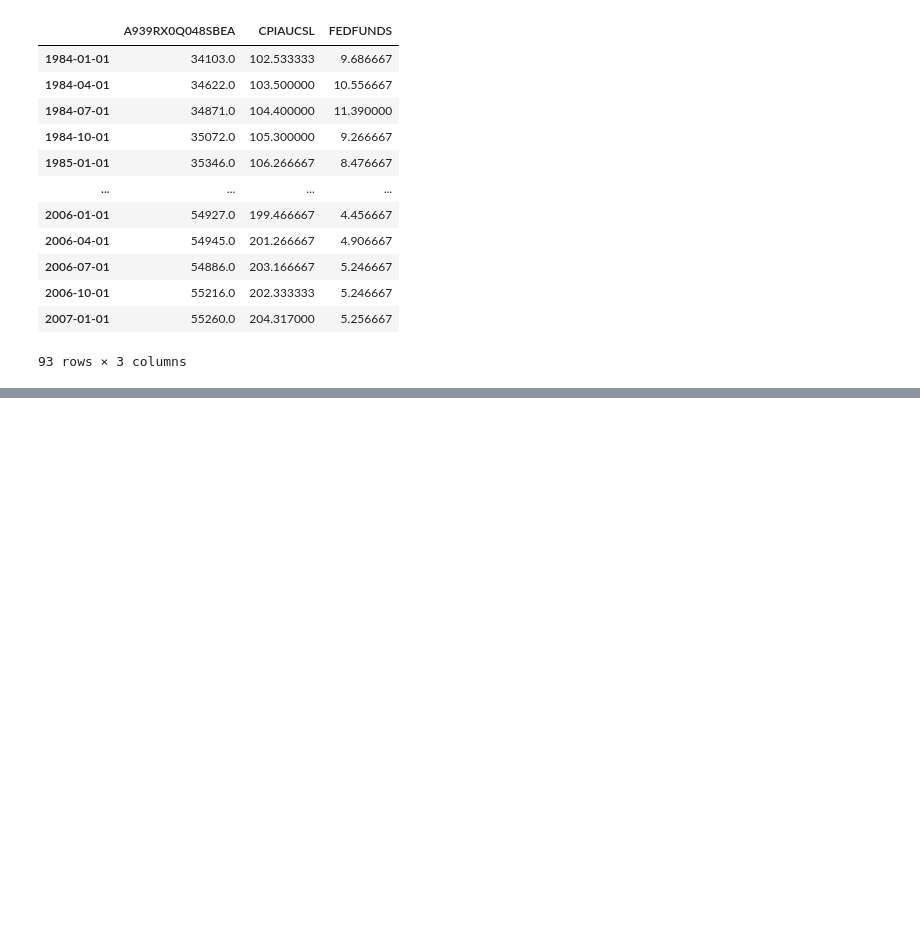
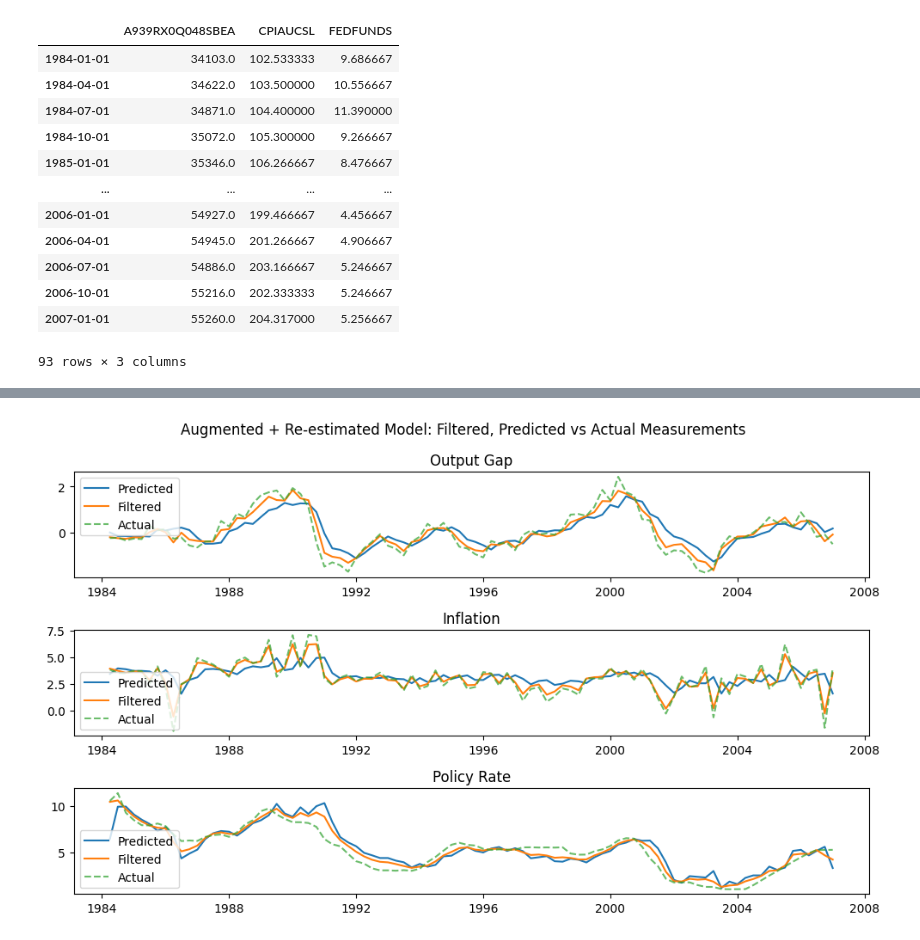
Before and after one commit to GongJr0/SymbolicDSGE, a Jupyter notebook: scripts/param_estimation.ipynb, the cells around one changed output, grey strips where cells are left out. Cells and saved outputs as stored; diff of their text form; code cells hidden in the pictures; blank space fills up the shorter version.

```diff
--- a/scripts/param_estimation.ipynb
+++ b/scripts/param_estimation.ipynb
@@ -626,15 +683,25 @@ sum_moments(pd.Series(sim_aug["Infl"]))
 # %%
 # Augmented + Re-estimated model
+aug_priors = {
+    **prior_spec,
+    **{
+        "pi_const": make_prior(
+            "normal",
+            parameters={"mean": -0.282, "std": 0.1},
+            transform="identity",
+        ),
+    },
+}
 
 res_aug, sol_aug = solver_aug.estimate_and_solve(
     compiled=comp_aug,
     y=observed.loc[observed.index >= "1984-01-01", :],
-    priors=prior_spec,
+    priors=aug_priors,
     method="mcmc",
     posterior_point="mean",
     steady_state=[0.0, 0.0, 0.0, 0.0, 0.0],
-    estimated_params=list(prior_spec.keys()),
-    n_draws=1000,
-    burn_in=500,
+    estimated_params=list(aug_priors.keys()),
+    n_draws=25_000,
+    burn_in=10_000,
     thin=1,
 )
@@ -665,32 +755,34 @@ kf_aug_reest = sol_aug.kalman(
 # %%
 obs = observed.loc[observed.index >= "1984-01-01", :]
 idx = obs.index
 
 fig, ax = plt.subplots(3, 1, figsize=_FIGSIZE_1D)
 
 plt.suptitle(
     "Augmented + Re-estimated Model: Filtered, Predicted vs Actual Measurements"
 )
 
 ax[0].plot(idx, kf_aug_reest.y_pred[:, 0], label="Predicted")
 ax[0].plot(idx, kf_aug_reest.y_filt[:, 0], label="Filtered")
 ax[0].plot(idx, obs.iloc[:, 0], label="Actual", linestyle="--", alpha=0.7)
 ax[0].set_title("Output Gap")
 ax[0].legend()
 
 ax[1].plot(idx, kf_aug_reest.y_pred[:, 1], label="Predicted")
 ax[1].plot(idx, kf_aug_reest.y_filt[:, 1], label="Filtered")
 ax[1].plot(idx, obs.iloc[:, 1], label="Actual", linestyle="--", alpha=0.7)
 ax[1].set_title("Inflation")
 ax[1].legend()
 
 ax[2].plot(idx, kf_aug_reest.y_pred[:, 2], label="Predicted")
 ax[2].plot(idx, kf_aug_reest.y_filt[:, 2], label="Filtered")
-ax[2].plot(idx, obs.iloc[:, 0], label="Actual", linestyle="--", alpha=0.7)
+ax[2].plot(idx, obs.iloc[:, 2], label="Actual", linestyle="--", alpha=0.7)
 ax[2].set_title("Policy Rate")
 ax[2].legend()
 
 plt.tight_layout()
+# %% [output]
+[figure, added]
 # %%
 sim_aug_reest = sol_aug.sim(
     T=len(idx) - 1,
```
Also changed, not shown: parts of 23 cells of this notebook, 2 other files.
